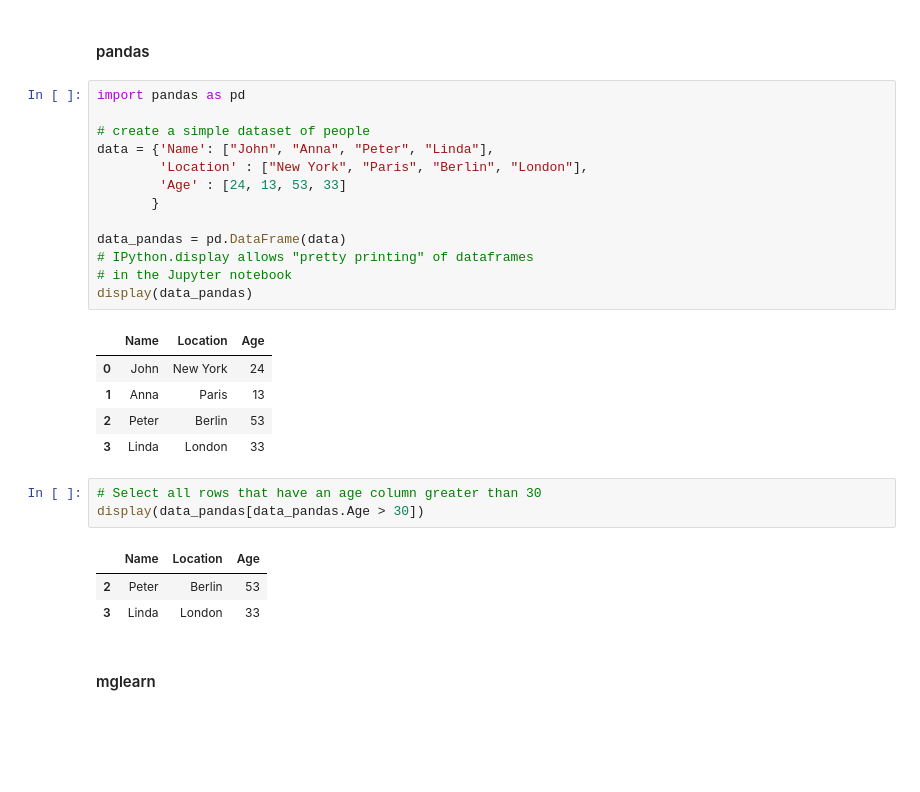
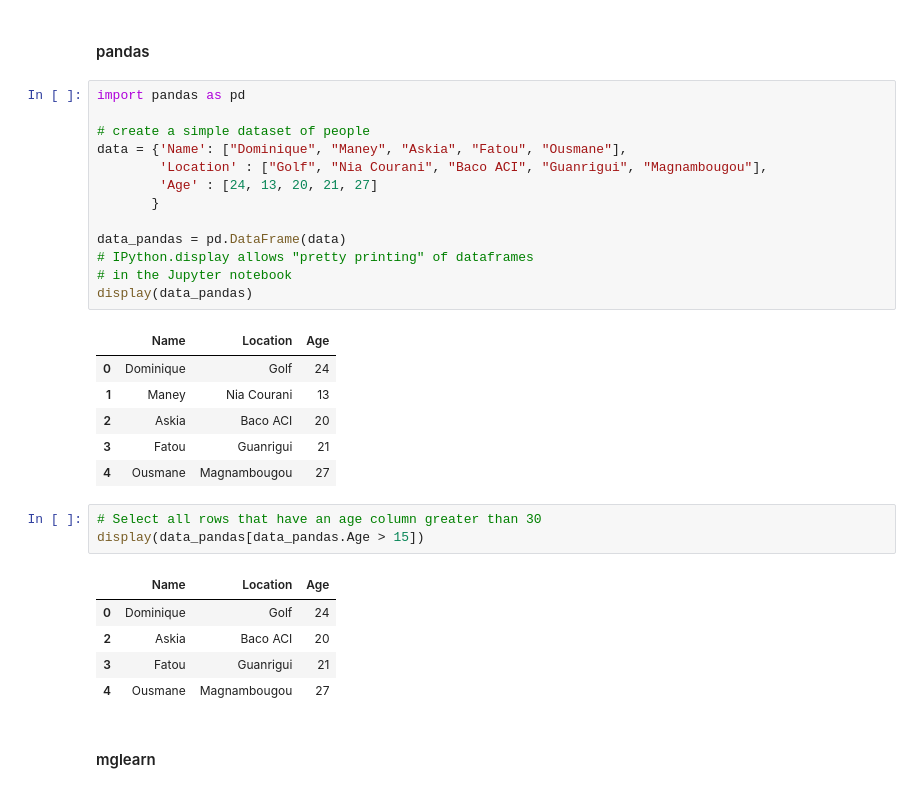
Before and after one commit to booobaa/Introduction-to-Machine-Learning, a Jupyter notebook: Introduction.ipynb, the cells around one changed output. Cells and saved outputs as stored; diff of their text form; blank space fills up the shorter version.

```diff
--- a/01-introduction.ipynb
+++ b/Introduction.ipynb
@@ -231,9 +235,9 @@ plt.plot(x, y, marker="x")
 import pandas as pd
 
 # create a simple dataset of people
-data = {'Name': ["John", "Anna", "Peter", "Linda"],
-        'Location' : ["New York", "Paris", "Berlin", "London"],
-        'Age' : [24, 13, 53, 33]
+data = {'Name': ["Dominique", "Maney", "Askia", "Fatou", "Ousmane"],
+        'Location' : ["Golf", "Nia Courani", "Baco ACI", "Guanrigui", "Magnambougou"],
+        'Age' : [24, 13, 20, 21, 27]
        }
 
 data_pandas = pd.DataFrame(data)
@@ -242,17 +246,20 @@ data_pandas = pd.DataFrame(data)
 display(data_pandas)
 # %% [output]
 |  | Name | Location | Age |
-| 0 | John | New York | 24 |
-| 1 | Anna | Paris | 13 |
-| 2 | Peter | Berlin | 53 |
-| 3 | Linda | London | 33 |
+| 0 | Dominique | Golf | 24 |
+| 1 | Maney | Nia Courani | 13 |
+| 2 | Askia | Baco ACI | 20 |
+| 3 | Fatou | Guanrigui | 21 |
+| 4 | Ousmane | Magnambougou | 27 |
 # %%
 # Select all rows that have an age column greater than 30
-display(data_pandas[data_pandas.Age > 30])
+display(data_pandas[data_pandas.Age > 15])
 # %% [output]
 |  | Name | Location | Age |
-| 2 | Peter | Berlin | 53 |
-| 3 | Linda | London | 33 |
+| 0 | Dominique | Golf | 24 |
+| 2 | Askia | Baco ACI | 20 |
+| 3 | Fatou | Guanrigui | 21 |
+| 4 | Ousmane | Magnambougou | 27 |
 # %% [markdown]
 #### mglearn
 # %% [markdown]
```
Also changed, not shown: parts of 14 cells of this notebook.
